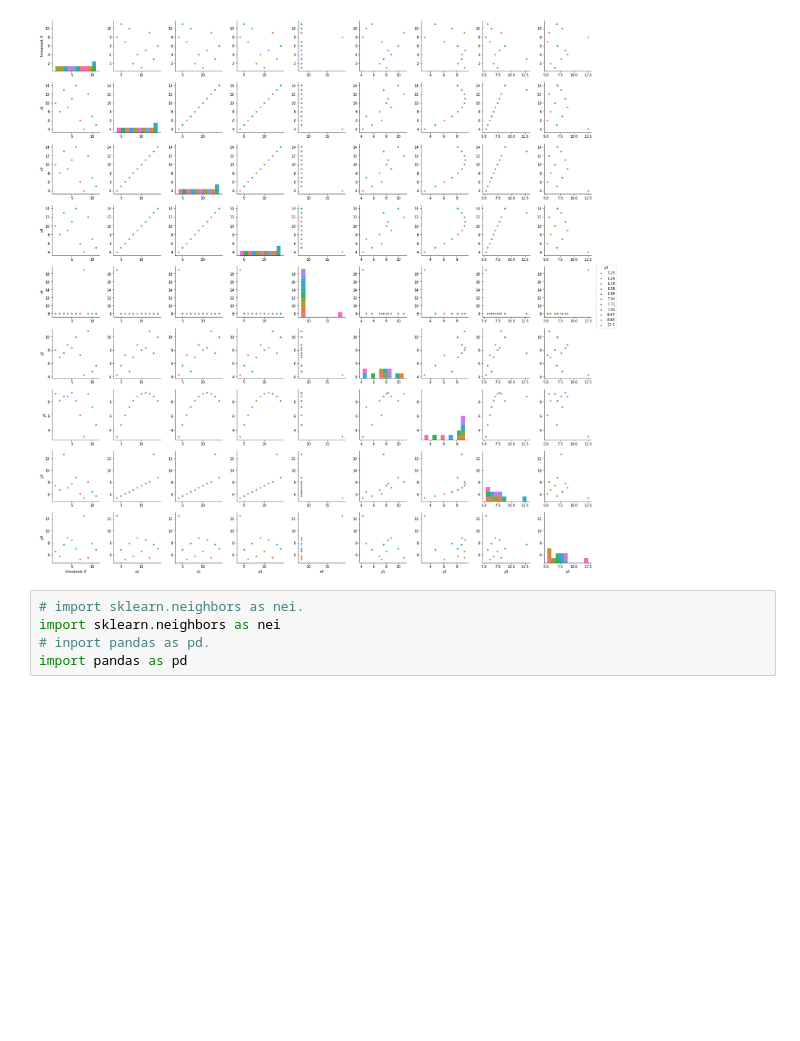
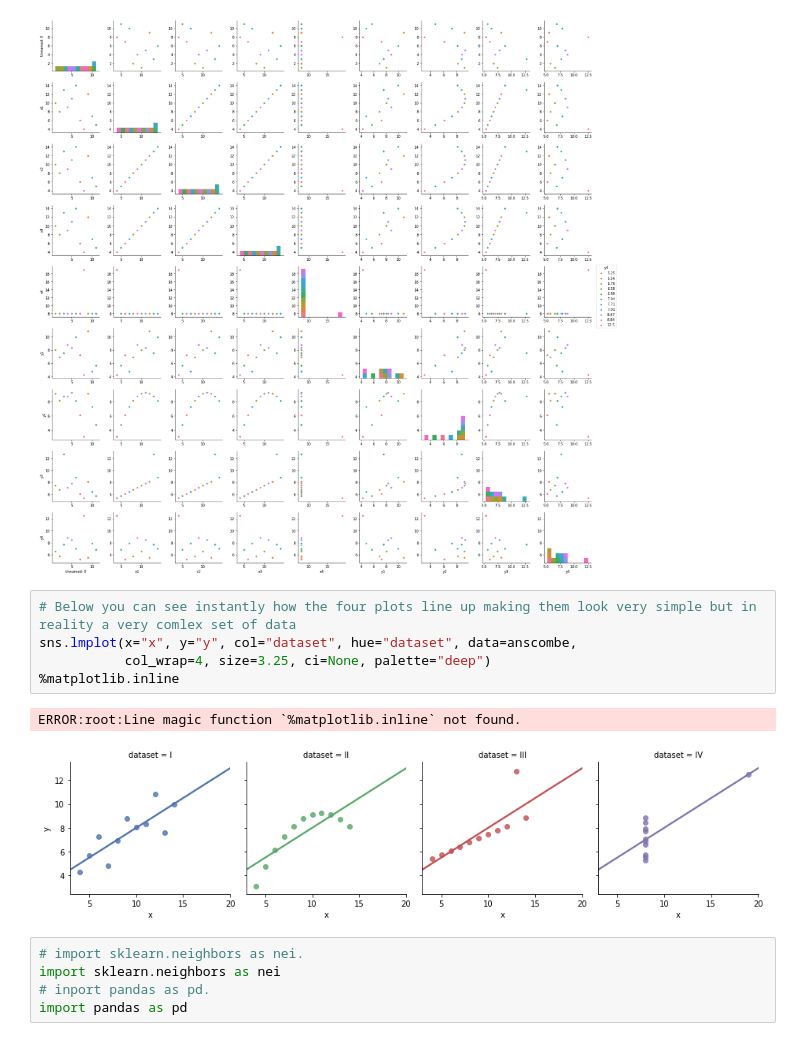
Before and after one commit to Maria1709/Anscombes, a Jupyter notebook: anscombes-data-set(1).ipynb, the cells around one changed output. Drawn from its saved outputs; the diff is of its cells as text; blank space fills up the shorter version.

```diff
--- a/anscombes-data-set(1).ipynb
+++ b/anscombes-data-set(1).ipynb
@@ -319,6 +319,14 @@ sns.pairplot(df,hue="y4")
 # %% [output]
 <seaborn.axisgrid.PairGrid at 0x...>
 [figure]
+# %%
+# Below you can see instantly how the four plots line up making them look very simple but in reality a very comlex set of data
+sns.lmplot(x="x", y="y", col="dataset", hue="dataset", data=anscombe,
+           col_wrap=4, size=3.25, ci=None, palette="deep")
+%matplotlib.inline
+# %% [output]
+ERROR:root:Line magic function `%matplotlib.inline` not found.
+[figure, added]
 # %%
 # import sklearn.neighbors as nei.
 import sklearn.neighbors as nei
```
Also changed, not shown: parts of 2 cells of this notebook.
